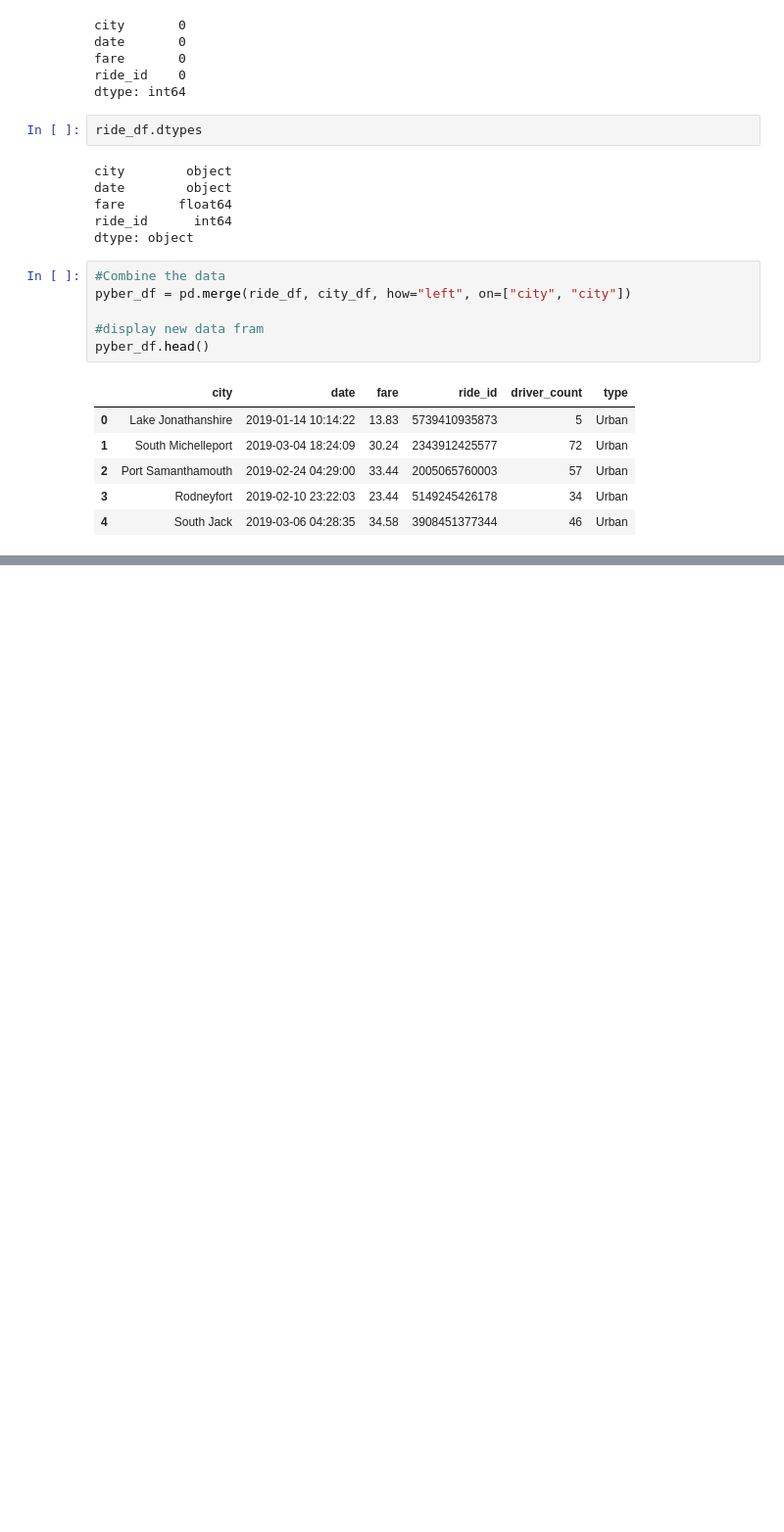
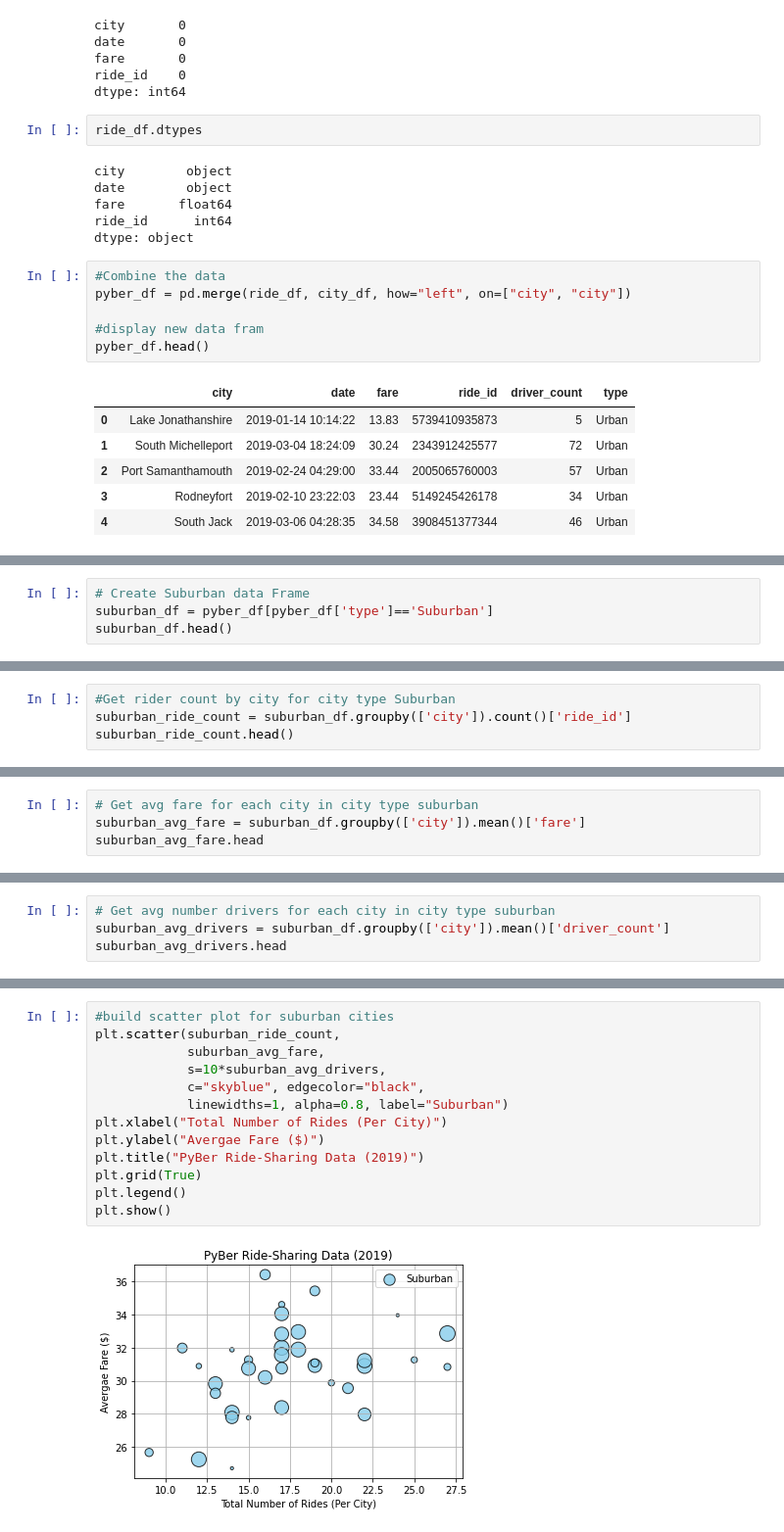
Before and after one commit to fatehluqman/PyBer_Analysis, a Jupyter notebook: PyBer.ipynb, the cells around one changed output, grey strips where cells are left out. Shown: that part at 98% size. Drawn from its saved outputs; the diff is of its cells as text; blank space fills up the shorter version.

```diff
--- a/PyBer.ipynb
+++ b/PyBer.ipynb
@@ -134,0 +146,4 @@ pyber_df.head()
+# %%
+# Create Suburban data Frame
+suburban_df = pyber_df[pyber_df['type']=='Suburban']
+suburban_df.head()
@@ -134,0 +180,4 @@ pyber_df.head()
+# %%
+#Get rider count by city for city type Suburban
+suburban_ride_count = suburban_df.groupby(['city']).count()['ride_id']
+suburban_ride_count.head()
@@ -134,0 +222,4 @@ pyber_df.head()
+# %%
+# Get avg fare for each city in city type suburban
+suburban_avg_fare = suburban_df.groupby(['city']).mean()['fare']
+suburban_avg_fare.head
@@ -134,0 +287,4 @@ pyber_df.head()
+# %%
+# Get avg number drivers for each city in city type suburban
+suburban_avg_drivers = suburban_df.groupby(['city']).mean()['driver_count']
+suburban_avg_drivers.head
@@ -134,0 +349,15 @@ pyber_df.head()
+# %%
+#build scatter plot for suburban cities
+plt.scatter(suburban_ride_count,
+            suburban_avg_fare,
+            s=10*suburban_avg_drivers,
+            c="skyblue", edgecolor="black",
+            linewidths=1, alpha=0.8, label="Suburban")
+plt.xlabel("Total Number of Rides (Per City)")
+plt.ylabel("Avergae Fare ($)")
+plt.title("PyBer Ride-Sharing Data (2019)")
+plt.grid(True)
+plt.legend()
+plt.show()
+# %% [output]
+[figure, added]
```
Also changed, not shown: parts of 15 cells of this notebook, 1 other file.
